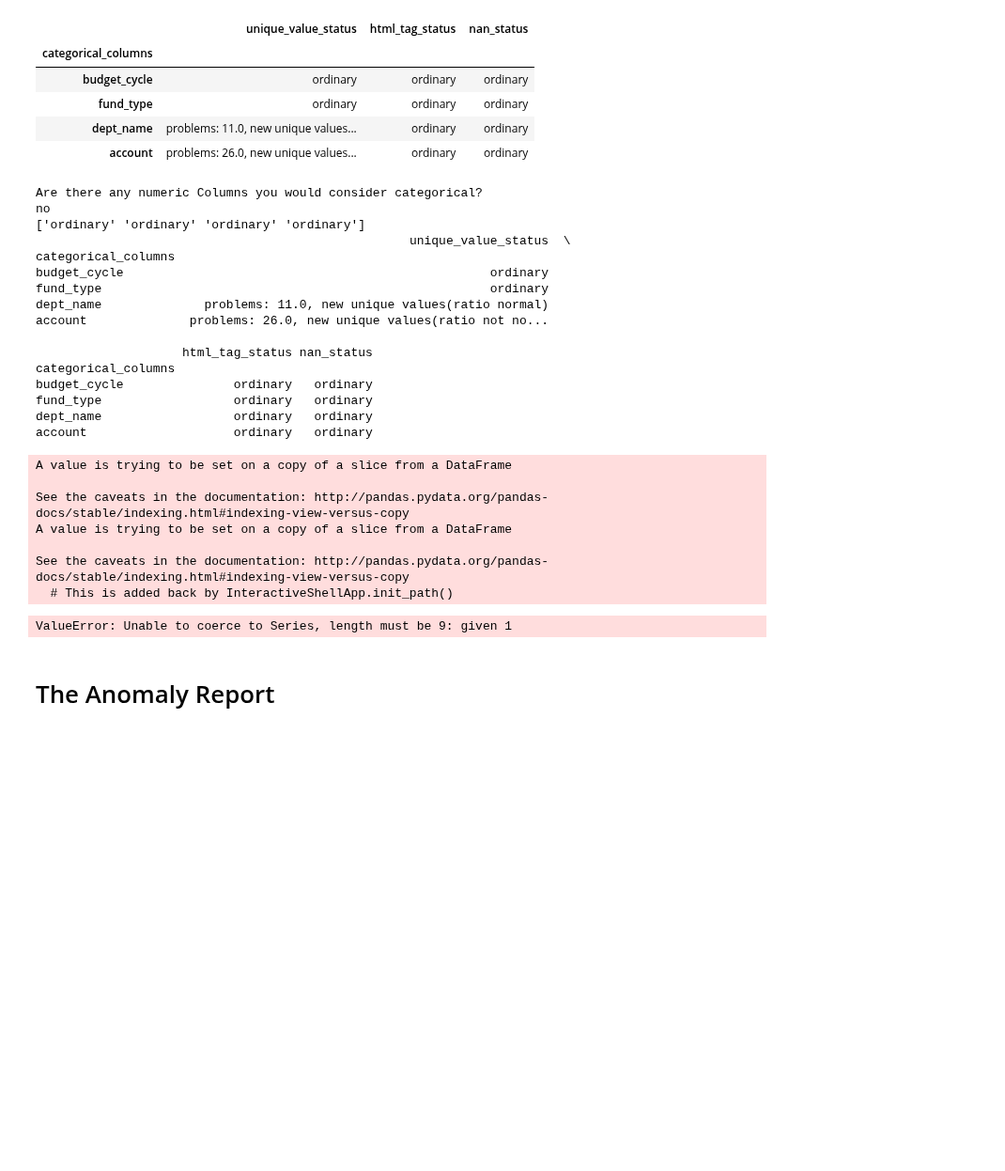
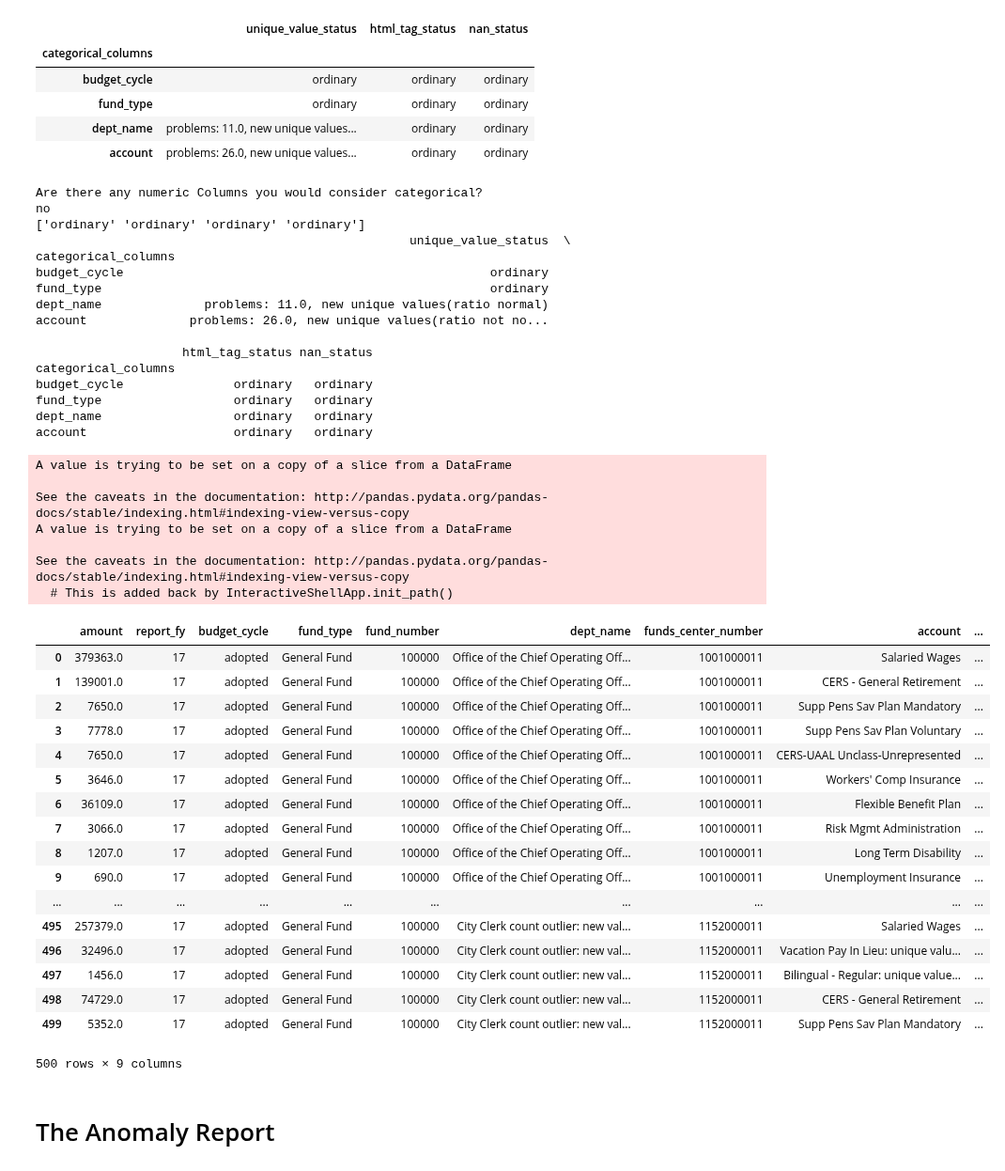
Before and after one commit to gilpasternak35/Likelihood, a Jupyter notebook: likelihood-public.ipynb, the cells around one changed output. Shown at 94% size. Saved outputs shown, nothing was run; the diff lists cells and outputs as text; code cells hidden in the pictures; blank space fills up the shorter version.

Commit message:
temporary categorical approach works well, but could be significantly improved. It is somewhat slow

```diff
--- a/likelihood-public.ipynb
+++ b/likelihood-public.ipynb
@@ -795,13 +795,13 @@ def categorical_reasoning(data, problem_meta, old_data):
             if('ratio not normal' in uniqueness):
                 new_data = np.array([])
                 for i in data.get(ind):
-                    new_data = np.append(new_data, unique_modifier(data,unique))
+                    new_data = np.append(new_data, unique_modifier(i,unique))
                 data[ind] = new_data
             else:
                 if('ratio normal' in uniqueness):
                     new_data = np.array([])
                     for i in data.get(ind):
-                        new_data = np.append(new_data, unique_modifier(data,unique))
+                        new_data = np.append(new_data, unique_modifier(i,unique))
                     data[ind] = new_data
                 else:
                     print("the ratio of unique values in column '" + ind +"' has significantly changed")
@@ -823,39 +823,57 @@ def return_unique(data):
         data[i] = str(data[i])
     return np.unique(data)
 
+#Returns a statement with either the non-unique categorical value as given by the initial training set, or the value
+# combined with a string proclaiming that it is unique.
 def unique_modifier(data, value_set):
     if(data in value_set):
          return data
     else:
         return data +': unique value'
 
-
 categorical_reasoning(table, metadata_tester(metadata1, table), table.head(50))
 # %% [output]
 Are there any numeric Columns you would consider categorical?
 no
 ['ordinary' 'ordinary' 'ordinary' 'ordinary']
                                                    unique_value_status  \
 categorical_columns
 budget_cycle                                                  ordinary
 fund_type                                                     ordinary
 dept_name              problems: 11.0, new unique values(ratio normal)
 account              problems: 26.0, new unique values(ratio not no...
 
                     html_tag_status nan_status
 categorical_columns
 budget_cycle               ordinary   ordinary
 fund_type                  ordinary   ordinary
 dept_name                  ordinary   ordinary
 account                    ordinary   ordinary
 A value is trying to be set on a copy of a slice from a DataFrame
 
 See the caveats in the documentation: http://pandas.pydata.org/pandas-docs/stable/indexing.html#indexing-view-versus-copy
 A value is trying to be set on a copy of a slice from a DataFrame
 
 See the caveats in the documentation: http://pandas.pydata.org/pandas-docs/stable/indexing.html#indexing-view-versus-copy
   # This is added back by InteractiveShellApp.init_path()
+|  | amount | report_fy | budget_cycle | fund_type | fund_number | dept_name | funds_center_number | account | ... |
+| 0 | 379363.0 | 17 | adopted | General Fund | 100000 | Office of the Chief Operating Off... | 1001000011 | Salaried Wages | ... |
+| 1 | 139001.0 | 17 | adopted | General Fund | 100000 | Office of the Chief Operating Off... | 1001000011 | CERS - General Retirement | ... |
+| 2 | 7650.0 | 17 | adopted | General Fund | 100000 | Office of the Chief Operating Off... | 1001000011 | Supp Pens Sav Plan Mandatory | ... |
+| 3 | 7778.0 | 17 | adopted | General Fund | 100000 | Office of the Chief Operating Off... | 1001000011 | Supp Pens Sav Plan Voluntary | ... |
+| 4 | 7650.0 | 17 | adopted | General Fund | 100000 | Office of the Chief Operating Off... | 1001000011 | CERS-UAAL Unclass-Unrepresented | ... |
+| 5 | 3646.0 | 17 | adopted | General Fund | 100000 | Office of the Chief Operating Off... | 1001000011 | Workers' Comp Insurance | ... |
+| 6 | 36109.0 | 17 | adopted | General Fund | 100000 | Office of the Chief Operating Off... | 1001000011 | Flexible Benefit Plan | ... |
+| 7 | 3066.0 | 17 | adopted | General Fund | 100000 | Office of the Chief Operating Off... | 1001000011 | Risk Mgmt Administration | ... |
+| 8 | 1207.0 | 17 | adopted | General Fund | 100000 | Office of the Chief Operating Off... | 1001000011 | Long Term Disability | ... |
+| 9 | 690.0 | 17 | adopted | General Fund | 100000 | Office of the Chief Operating Off... | 1001000011 | Unemployment Insurance | ... |
+| ... | ... | ... | ... | ... | ... | ... | ... | ... | ... |
+| 495 | 257379.0 | 17 | adopted | General Fund | 100000 | City Clerk count outlier: new val... | 1152000011 | Salaried Wages | ... |
+| 496 | 32496.0 | 17 | adopted | General Fund | 100000 | City Clerk count outlier: new val... | 1152000011 | Vacation Pay In Lieu: unique valu... | ... |
+| 497 | 1456.0 | 17 | adopted | General Fund | 100000 | City Clerk count outlier: new val... | 1152000011 | Bilingual - Regular: unique value... | ... |
+| 498 | 74729.0 | 17 | adopted | General Fund | 100000 | City Clerk count outlier: new val... | 1152000011 | CERS - General Retirement | ... |
+| 499 | 5352.0 | 17 | adopted | General Fund | 100000 | City Clerk count outlier: new val... | 1152000011 | Supp Pens Sav Plan Mandatory | ... |
-ValueError: Unable to coerce to Series, length must be 9: given 1
+500 rows × 9 columns
 # %% [markdown]
 # The Anomaly Report
 # %% [markdown]
```
